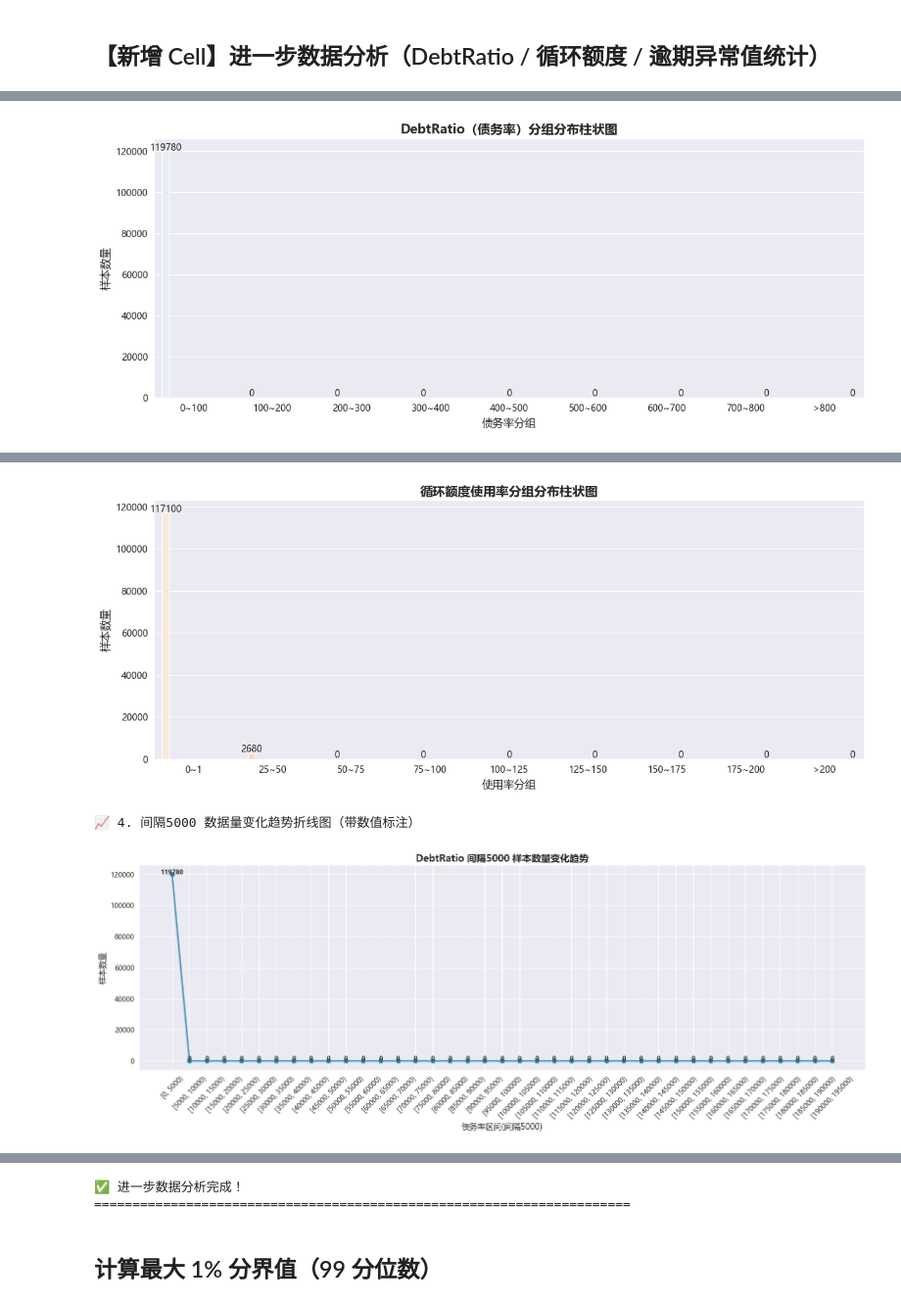
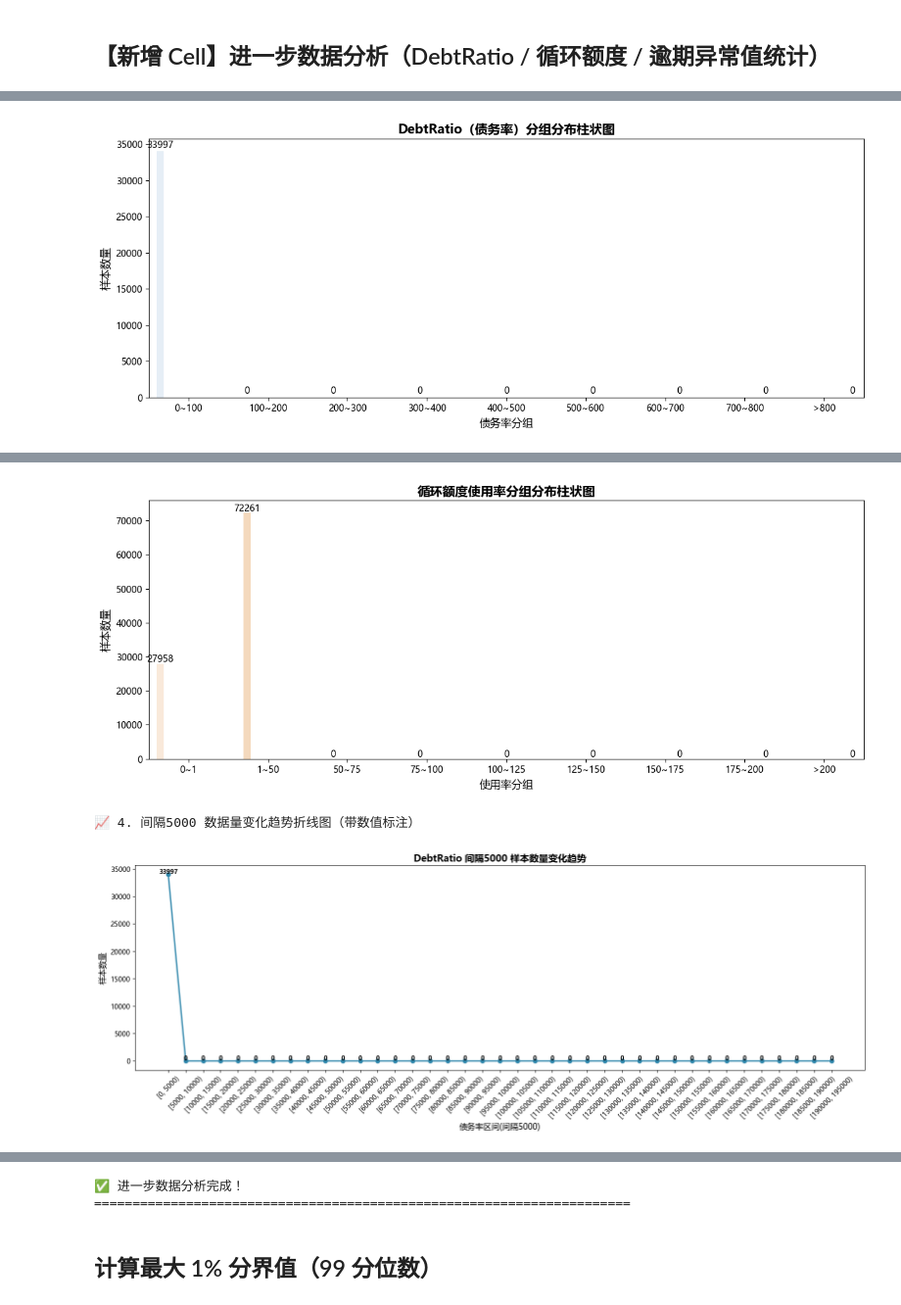
Before and after one commit to Lin-Dasin/Credit-card-delinquency-prediction-based-on-DNN, a Jupyter notebook: notebooks/data_EDA.ipynb, the cells around one changed output, grey strips where cells are left out. Shown at 98% size. Saved outputs shown, nothing was run; the diff lists cells and outputs as text; code cells hidden in the pictures.

```diff
--- a/notebooks/data_EDA.ipynb
+++ b/notebooks/data_EDA.ipynb
@@ -13,12 +13,16 @@ plt.rcParams["axes.unicode_minus"] = False
 
 # ===================== 模块2：加载原始数据集 =====================
 # df = pd.read_csv("../data/raw/cs-training.csv", index_col=0)
-df = pd.read_csv("../data/processed/train_set_processed.csv", index_col=0)
+# df = pd.read_csv("../data/processed/train_set_processed.csv", index_col=0)
+# 注意：fold_1_train_oversampled.csv 在生成时保存为 index=False，这里不能用 index_col=0
+df = pd.read_csv("../data/processed/five_folds_oversampled/fold_1_train_oversampled.csv")
+
 # 输出加载成功基础信息
 print("="*60)
 print("✅ 数据集加载成功！")
 print(f"数据集总行数（用户样本量）：{df.shape[0]} 条")
 print(f"数据集总列数（输入特征数+目标标签列）：{df.shape[1]} 列")
+print("字段名：", df.columns.tolist())
 print("="*60)
 # %% [output]
 ============================================================
@@ -156,8 +161,8 @@ for col in due_columns:
 # ---------------------- 2. DebtRatio 固定间隔分组 + 柱状图 ----------------------
 print("\n📊 2. DebtRatio（债务率）分组分布统计：")
 # 固定分组区间（业务合理划分）
-debt_bins = [0, 100, 200, 300, 400, 500, 600, 700, 800,float('inf')]
-debt_labels = ["0~100", "100~200", "200~300", "300~400", "400~500", "500~600", "600~700","700~800", ">800"]
+debt_bins = [0, 100, 200, 300, 400, 500, 600, 700, 800, float('inf')]
+debt_labels = ["0~100", "100~200", "200~300", "300~400", "400~500", "500~600", "600~700", "700~800", ">800"]
 df['DebtRatio_Group'] = pd.cut(df['DebtRatio'], bins=debt_bins, labels=debt_labels, right=False)
 debt_group_count = df['DebtRatio_Group'].value_counts().sort_index()
 print(debt_group_count)
@@ -175,15 +180,16 @@ plt.title("DebtRatio（债务率）分组分布柱状图", fontsize=14, fontweig
 plt.xlabel("债务率分组", fontsize=12)
 plt.ylabel("样本数量", fontsize=12)
 for p in ax1.patches:
-    ax1.text(p.get_x()+p.get_width()/2., p.get_height()+500, f'{int(p.get_height())}', ha='center', fontsize=10)
+    ax1.text(p.get_x() + p.get_width() / 2., p.get_height() + 500, f'{int(p.get_height())}', ha='center', fontsize=10)
 plt.tight_layout()
 plt.savefig("../data/output-img/DebtRatio分组分布柱状图.png", dpi=300, bbox_inches="tight")
 plt.show()
 
 # ---------------------- 3. 循环额度使用率 固定间隔分组 + 柱状图 ----------------------
 print("\n📊 3. 循环额度使用率分组分布统计：")
-util_bins = [0, 1, 50, 75, 100, 125, 150, 175, 200,float('inf')]
-util_labels = ["0~1", "25~50", "50~75", "75~100", "100~125", "125~150", "150~175","175~200", ">200"]
+util_bins = [0, 1, 50, 75, 100, 125, 150, 175, 200, float('inf')]
+util_labels = ["0~1", "1~50", "50~75", "75~100", "100~125", "125~150", "150~175", "175~200", ">200"]
+# 这里应按使用率列分组，不能按 index 分组
 df['RevolvingUtil_Group'] = pd.cut(df['RevolvingUtilizationOfUnsecuredLines'], bins=util_bins, labels=util_labels, right=False)
 util_group_count = df['RevolvingUtil_Group'].value_counts().sort_index()
 print(util_group_count)
@@ -200,7 +206,7 @@ plt.title("循环额度使用率分组分布柱状图", fontsize=14, fontweight=
 plt.xlabel("使用率分组", fontsize=12)
 plt.ylabel("样本数量", fontsize=12)
 for p in ax2.patches:
-    ax2.text(p.get_x()+p.get_width()/2., p.get_height()+500, f'{int(p.get_height())}', ha='center', fontsize=10)
+    ax2.text(p.get_x() + p.get_width() / 2., p.get_height() + 500, f'{int(p.get_height())}', ha='center', fontsize=10)
 plt.tight_layout()
 plt.savefig("../data/output-img/循环额度使用率分组分布柱状图.png", dpi=300, bbox_inches="tight")
 plt.show()
@@ -214,7 +220,6 @@ dr_count = df['DR_10Group'].value_counts().sort_index()
 
 plt.figure(figsize=(16, 6))
 plt.plot(dr_count.index.astype(str), dr_count.values, marker='o', color='#2E86AB', linewidth=2, markersize=6)
-# ========== 新增：每个点标注数值 ==========
 for i, value in enumerate(dr_count.values):
     plt.text(i, value + 100, str(value), ha='center', fontsize=9, fontweight='bold')
 
@@ -226,14 +231,13 @@ plt.tight_layout()
 plt.savefig("../data/output-img/DebtRatio_间隔5000折线图.png", dpi=300, bbox_inches="tight")
 plt.show()
 
-# ---------------------- 4.2 循环额度使用率 间隔5000折线图（带数值标签） ----------------------
+# ---------------------- 4.2 循环额度使用率 间隔1000折线图（带数值标签） ----------------------
 ru_bins = list(range(0, 60000, 1000))
 df['RU_10Group'] = pd.cut(df['RevolvingUtilizationOfUnsecuredLines'], bins=ru_bins, right=False)
 ru_count = df['RU_10Group'].value_counts().sort_index()
 
 plt.figure(figsize=(16, 6))
 plt.plot(ru_count.index.astype(str), ru_count.values, marker='o', color='#E63946', linewidth=2, markersize=6)
-# ========== 新增：每个点标注数值 ==========
 for i, value in enumerate(ru_count.values):
     plt.text(i, value + 20, str(value), ha='center', fontsize=9, fontweight='bold')
 
@@ -272,4 +276,4 @@ DebtRatio_Group
 Name: count, dtype: int64
-[figure, old version]
+[figure, new version]
 📊 3. 循环额度使用率分组分布统计：
 RevolvingUtil_Group
@@ -285,4 +289,4 @@ RevolvingUtil_Group
 Name: count, dtype: int64
-[figure, old version]
+[figure, new version]
 📈 4. 间隔5000 数据量变化趋势折线图（带数值标注）
-[figure, old version]
+[figure, new version]
```
Also changed, not shown: parts of 8 cells of this notebook, 2 other files.
